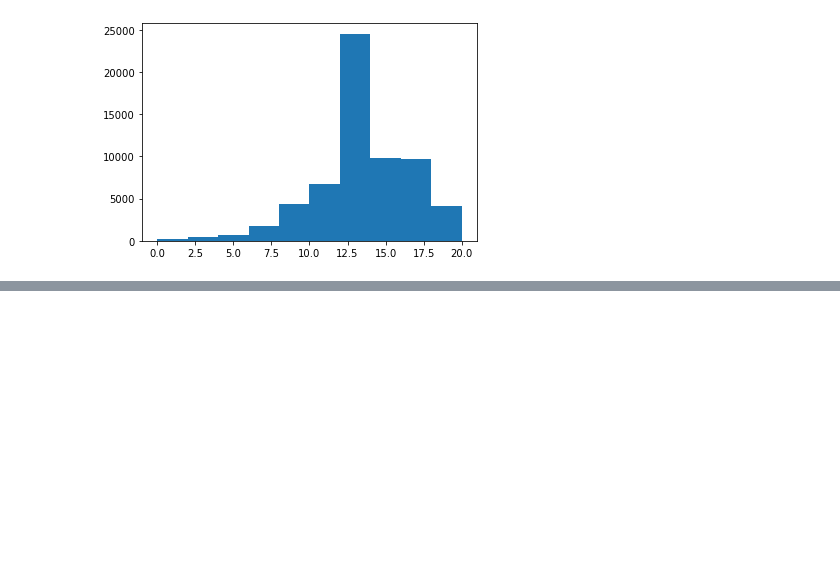
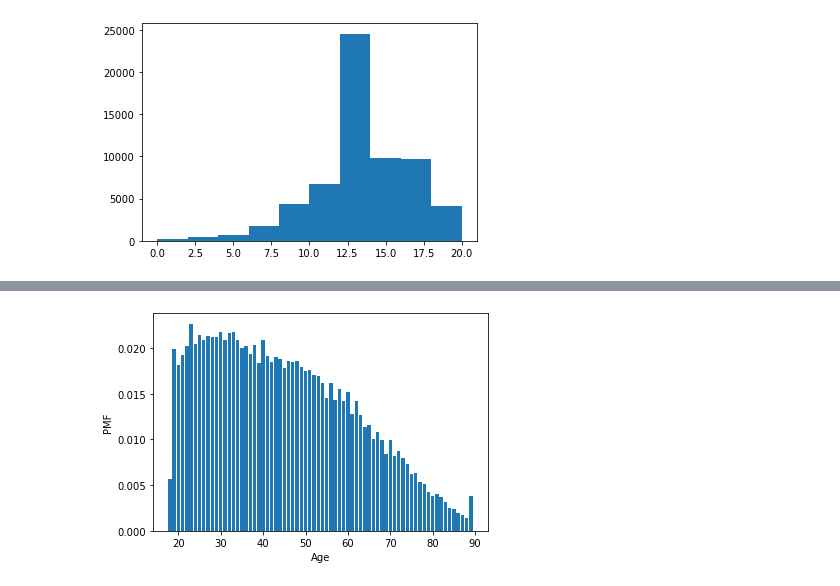
Before and after one commit to Kevin-Kwasnik/master-datasc, a Jupyter notebook: eda/read-clean-validate.ipynb, the cells around one changed output, grey strips where cells are left out. Cells and saved outputs as stored; diff of their text form; code cells hidden in the pictures; blank space fills up the shorter version.

```diff
--- a/eda/read-clean-validate.ipynb
+++ b/eda/read-clean-validate.ipynb
@@ -265,0 +288,4 @@ plt.show()
+# %%
+# normalized Pmf for age
+age = gss['age']
+pmf_age = edist.Pmf(gss['age']).groupby(gss['age']).count()/pmf_age.sum()
@@ -265,0 +310,9 @@ plt.show()
+# %%
+plt.bar(pmf_age.index, pmf_age.values)
+
+# Label the axes
+plt.xlabel('Age')
+plt.ylabel('PMF')
+plt.show()
+# %% [output]
+[figure, added]
```
Also changed, not shown: parts of 4 cells of this notebook.
